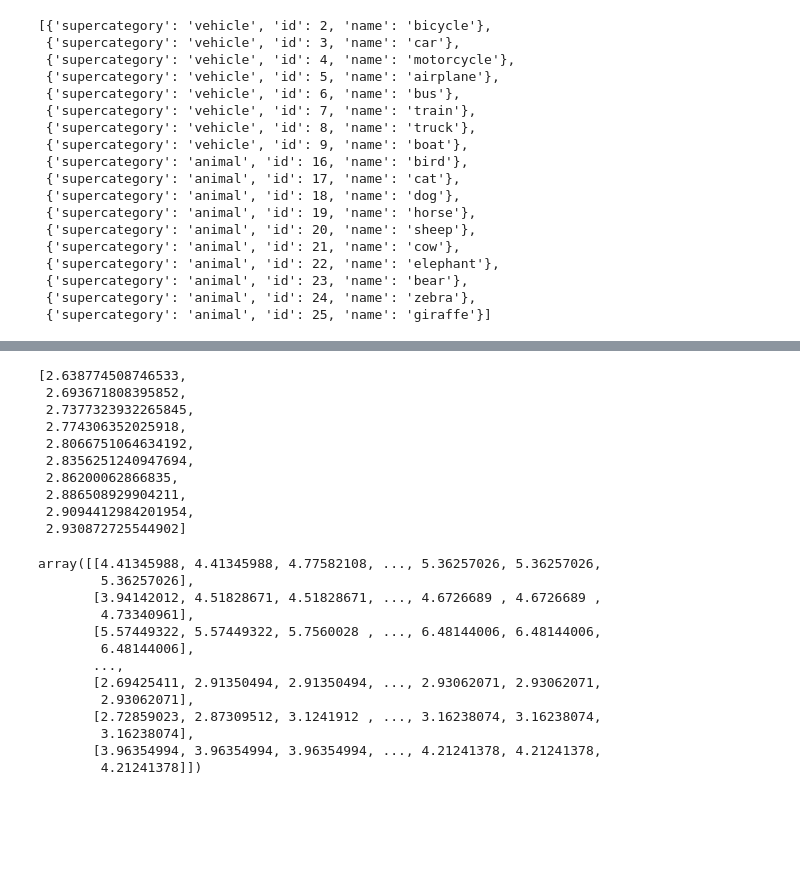
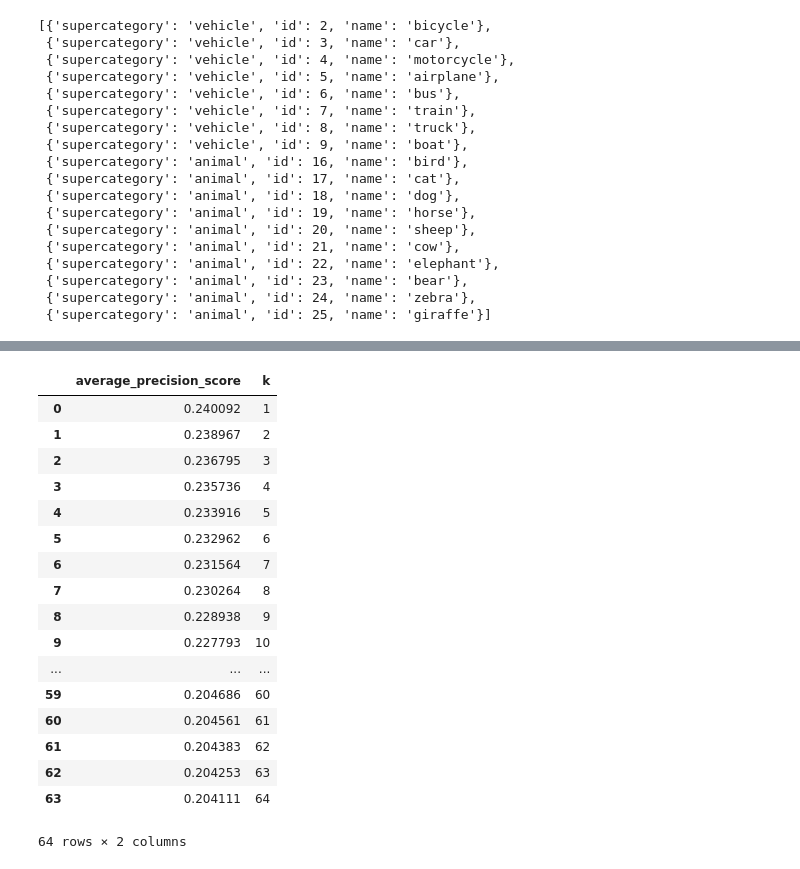
Before and after one commit to kspathak/cse547, a Jupyter notebook: project/metric_learning/metric_learning_evaluation.ipynb, the cells around one changed output, grey strips where cells are left out. Saved outputs shown, nothing was run; the diff lists cells and outputs as text; code cells hidden in the pictures; blank space fills up the shorter version.

```diff
--- a/project/metric_learning/metric_learning_evaluation.ipynb
+++ b/project/metric_learning/metric_learning_evaluation.ipynb
@@ -82,30 +55,26 @@ def compute_average_precision_score(k: int, category_index: int = -1) -> float:
-# %%
-
-[np.mean(np.mean(neighbor_distances[:,:k + 1], axis=1)) for k in range(K)]
-# %% [output]
-[2.638774508746533,
- 2.693671808395852,
- 2.7377323932265845,
- 2.774306352025918,
- 2.8066751064634192,
- 2.8356251240947694,
- 2.86200062866835,
- 2.886508929904211,
- 2.9094412984201954,
- 2.930872725544902]
-# %%
-neighbors_distance[eval_data_index]
-# %% [output]
-array([[4.41345988, 4.41345988, 4.77582108, ..., 5.36257026, 5.36257026,
-        5.36257026],
-       [3.94142012, 4.51828671, 4.51828671, ..., 4.6726689 , 4.6726689 ,
-        4.73340961],
-       [5.57449322, 5.57449322, 5.7560028 , ..., 6.48144006, 6.48144006,
-        6.48144006],
-       ...,
-       [2.69425411, 2.91350494, 2.91350494, ..., 2.93062071, 2.93062071,
-        2.93062071],
-       [2.72859023, 2.87309512, 3.1241912 , ..., 3.16238074, 3.16238074,
-        3.16238074],
-       [3.96354994, 3.96354994, 3.96354994, ..., 4.21241378, 4.21241378,
-        4.21241378]])
+# %%
+import pandas as pd
+average_precision_by_k = pd.DataFrame({
+    'k': list(range(1, K+1)),
+    'average_precision_score': [compute_average_precision_score(k) for k in range(1, K + 1)]
+})
+average_precision_by_k
+# %% [output]
+|  | average_precision_score | k |
+| 0 | 0.240092 | 1 |
+| 1 | 0.238967 | 2 |
+| 2 | 0.236795 | 3 |
+| 3 | 0.235736 | 4 |
+| 4 | 0.233916 | 5 |
+| 5 | 0.232962 | 6 |
+| 6 | 0.231564 | 7 |
+| 7 | 0.230264 | 8 |
+| 8 | 0.228938 | 9 |
+| 9 | 0.227793 | 10 |
+| ... | ... | ... |
+| 59 | 0.204686 | 60 |
+| 60 | 0.204561 | 61 |
+| 61 | 0.204383 | 62 |
+| 62 | 0.204253 | 63 |
+| 63 | 0.204111 | 64 |
+64 rows × 2 columns
```
Also changed, not shown: parts of 7 cells of this notebook, 7 other files.
